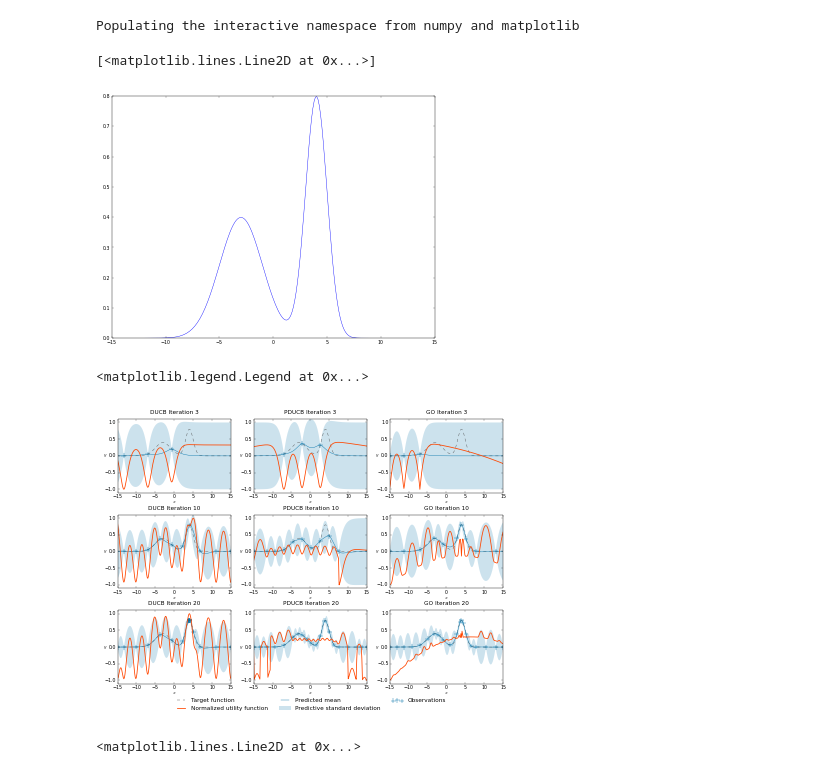
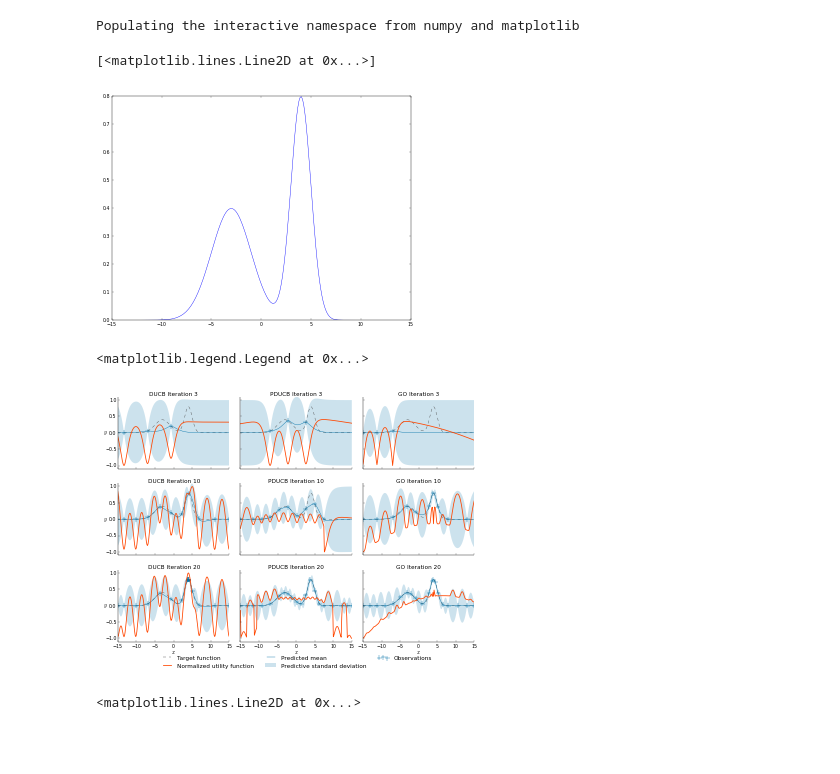
Before and after one commit to jgosmann/plume, a Jupyter notebook: notebooks/1D Visualization of Acquisition Functions.ipynb, the cells around one changed output. Cells and saved outputs as stored; diff of their text form; code cells hidden in the pictures; blank space fills up the shorter version.

Commit message:
Acq fn plot improvements.

```diff
--- a/notebooks/1D Visualization of Acquisition Functions.ipynb
+++ b/notebooks/1D Visualization of Acquisition Functions.ipynb
@@ -24,6 +24,7 @@ rcParams['lines.markersize'] = 2.4 * ltx_to_mpl_pt_factor
 rcParams['patch.linewidth'] = 0.4 * ltx_to_mpl_pt_factor
 rcParams['font.size'] = 4.8 * ltx_to_mpl_pt_factor
 rcParams['axes.linewidth'] = 0.4 * ltx_to_mpl_pt_factor
+rcParams['axes.labelsize'] = 'large'
 
 rcParams['xtick.major.size'] = 1.6 * ltx_to_mpl_pt_factor
 rcParams['xtick.minor.size'] = 0.8 * ltx_to_mpl_pt_factor
@@ -43,7 +44,7 @@ rcParams['grid.linewidth'] = 0.2 * ltx_to_mpl_pt_factor
 rcParams['legend.borderpad'] = 0.2 * ltx_to_mpl_pt_factor
 
 rcParams['figure.dpi'] = 160
-rcParams['figure.figsize'] = (5.7874, 4.3406)
+rcParams['figure.figsize'] = (5.7874 * 0.925, 4.3406 * 0.925)
 # %%
 def target_fn(x):
     return 2 * (normdist.pdf(x, -3, 2) + normdist.pdf(x, 4))
@@ -52,7 +53,7 @@ x = np.linspace(-12, 12, 200)
 plot(x, target_fn(x))
 # %% [output]
 [<matplotlib.lines.Line2D at 0x...>]
-[figure, old version]
+[figure, new version]
 # %%
 class NoisyStateMock(object):
     def __init__(self, x):
@@ -116,36 +117,45 @@ class AcquisitionIterationPlotter(object):
 # %%
 fig = plt.figure()
 
 class AcqFnPlot(SharedAxesGrid):
     def _create_axes(self, subplot_spec, sharex, sharey):
         return fig.add_subplot(subplot_spec, sharex=sharex, sharey=sharey)
 
     def _plot(self, ax, iteration, acq_plotter):
         acq_plotter.plot_acq_iter(ax, iteration)
 
 gp_args = (Matern32Kernel(2), 1e-10)
 plotters = [
     AcquisitionIterationPlotter(gp_args, DUCB, (1.25, 1, -2e-4)),
     AcquisitionIterationPlotter(gp_args, PDUCB, (1.25, 70, -2e-4, 1e-30)),
     AcquisitionIterationPlotter(gp_args, GO, (-2e-4,))]
 
 legend_height = 0.05
 grid = GridSpec(2, 1, 0.05, 0.025, 0.975, 0.95,height_ratios=(1.0 - legend_height, legend_height), hspace=1.5 * legend_height)
 
-p = AcqFnPlot([3, 10, 20], plotters, SubplotSpec(grid, 0), wspace=0.2, hspace=0.3)
+p = AcqFnPlot([3, 10, 20], plotters, SubplotSpec(grid, 0), wspace=0.1, hspace=0.2)
 p.axes.set_xlim(-15, 15)
 p.axes.set_ylim(-1.1, 1.1)
-p.axes.set_xlabel(r'$x$', labelpad=0)
-p.axes.set_ylabel(r'$y$', labelpad=0, rotation='horizontal', verticalalignment='center')
+p.axes_by_row[-1].set_xlabel(r'$x$', labelpad=0)
+p.axes_by_col[0].set_ylabel(r'$y$', labelpad=0, rotation='horizontal', verticalalignment='center')
+for ax in p.axes_by_row[:-1]:
+    plt.setp(ax.get_xticklabels(), visible=False)
+for ax in p.axes_by_col[1:]:
+    plt.setp(ax.get_yticklabels(), visible=False)
+p.axes.spines.get('right').set_visible(False)
+p.axes.spines.get('top').set_visible(False)
+p.axes.xaxis.set_ticks_position('bottom')
+p.axes.yaxis.set_ticks_position('left')
+p.axes.titleOffsetTrans._t = (0.0, 1.0/72.0)
 
 ax_legend = fig.add_subplot(grid[1])
 ax_legend.set_axis_off()
 ax_legend.legend(
     *plotters[0].get_legend_handles_labels(), ncol=3, loc='upper center',
     bbox_to_anchor=(0.5, 1.0), frameon=False)
 # %% [output]
 <matplotlib.legend.Legend at 0x...>
-[figure, old version]
+[figure, new version]
 # %%
 fig.savefig('../../thesis/plots/acqfns.pdf')
 # %%
```
Also changed, not shown: parts of 1 cell of this notebook.
